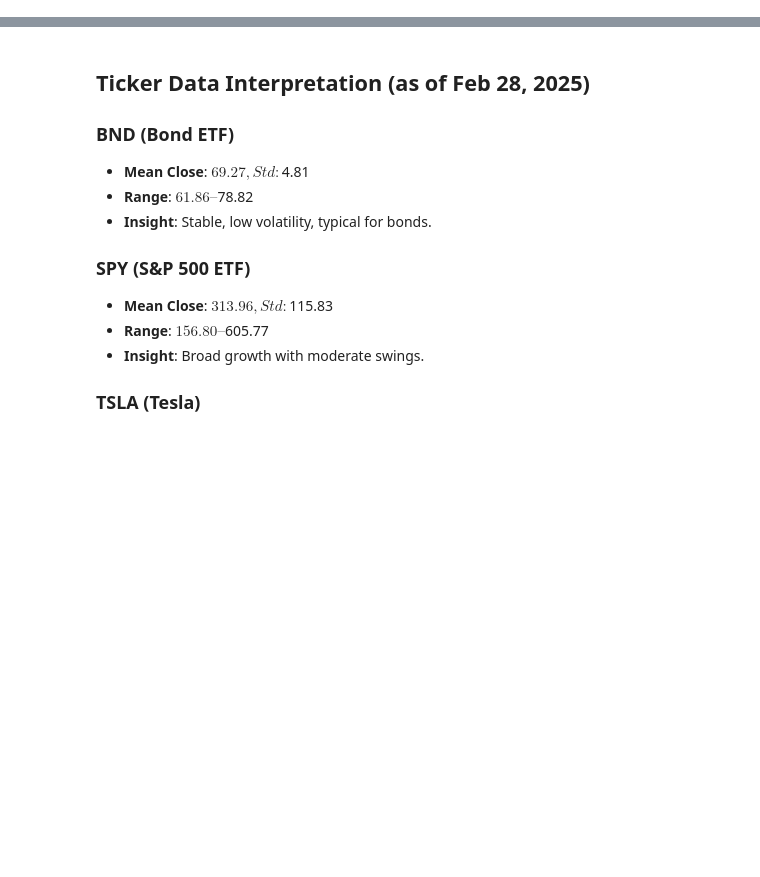
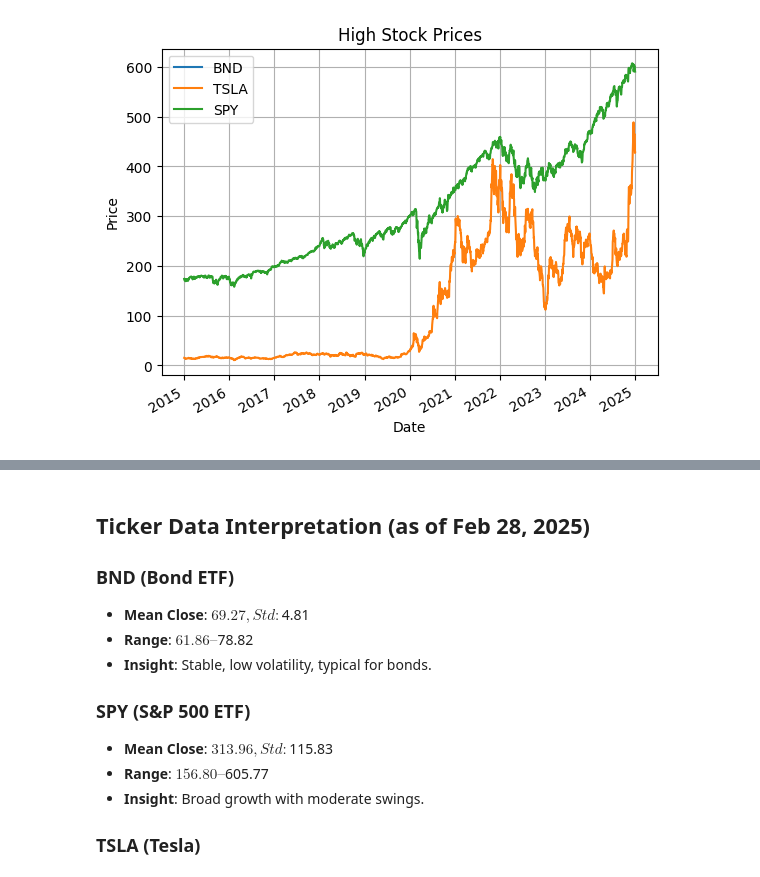
Before and after one commit to obig20/Time-Series-Forecasting_new, a Jupyter notebook: Time_series.ipynb, the cells around one changed output, grey strips where cells are left out. Drawn from its saved outputs; the diff is of its cells as text; code cells hidden in the pictures; blank space fills up the shorter version.

```diff
--- a/Time_series.ipynb
+++ b/Time_series.ipynb
@@ -51,0 +46,11 @@ dtype: int64
+# %%
+data.High.BND.plot()
+data.High.TSLA.plot()
+data.High.SPY.plot()
+plt.title("High Stock Prices")
+plt.ylabel("Price")
+plt.xlabel("Date")
+plt.legend(['BND', 'TSLA', 'SPY'])
+plt.grid()
+# %% [output]
+[figure, added]
```
Also changed, not shown: parts of 33 cells of this notebook, 30 other files.
